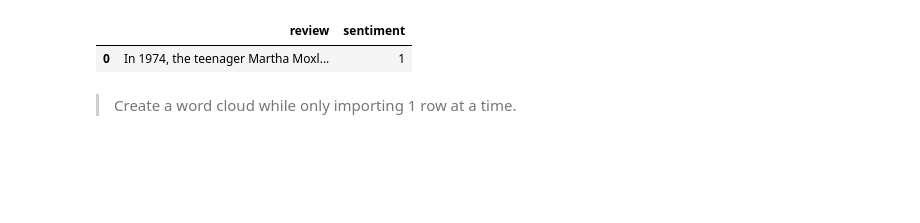
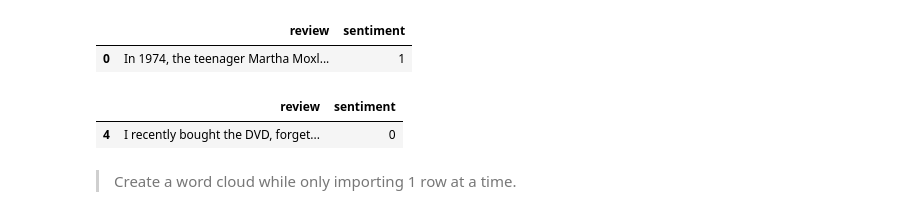
Before and after one commit to kowshik01/DS602_Spring2023, a Jupyter notebook: week12 - online-learning/online-learning-and-sgd.ipynb, the cells around one changed output. Cells and saved outputs as stored; diff of their text form; code cells hidden in the pictures; blank space fills up the shorter version.

```diff
--- a/week12 - online-learning/online-learning-and-sgd.ipynb
+++ b/week12 - online-learning/online-learning-and-sgd.ipynb
@@ -109,6 +109,11 @@ next(im)
 # %% [output]
 |  | review | sentiment |
 | 0 | In 1974, the teenager Martha Moxl... | 1 |
+# %%
+next(im)
+# %% [output]
+|  | review | sentiment |
+| 4 | I recently bought the DVD, forget... | 0 |
 # %% [markdown]
 > Create a word cloud while only importing 1 row at a time.
 # %%
```
Also changed, not shown: parts of 15 cells of this notebook, 4 other files.
